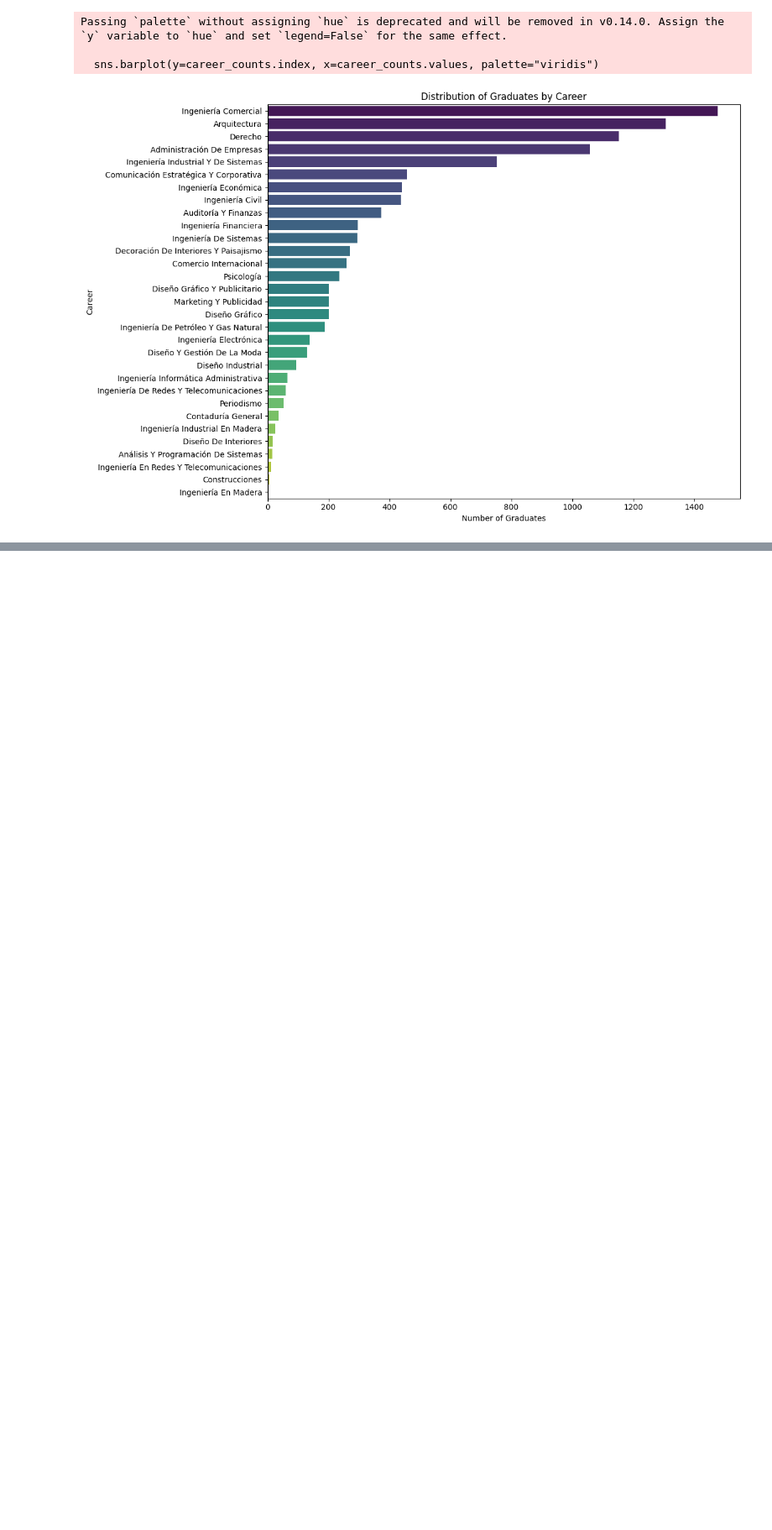
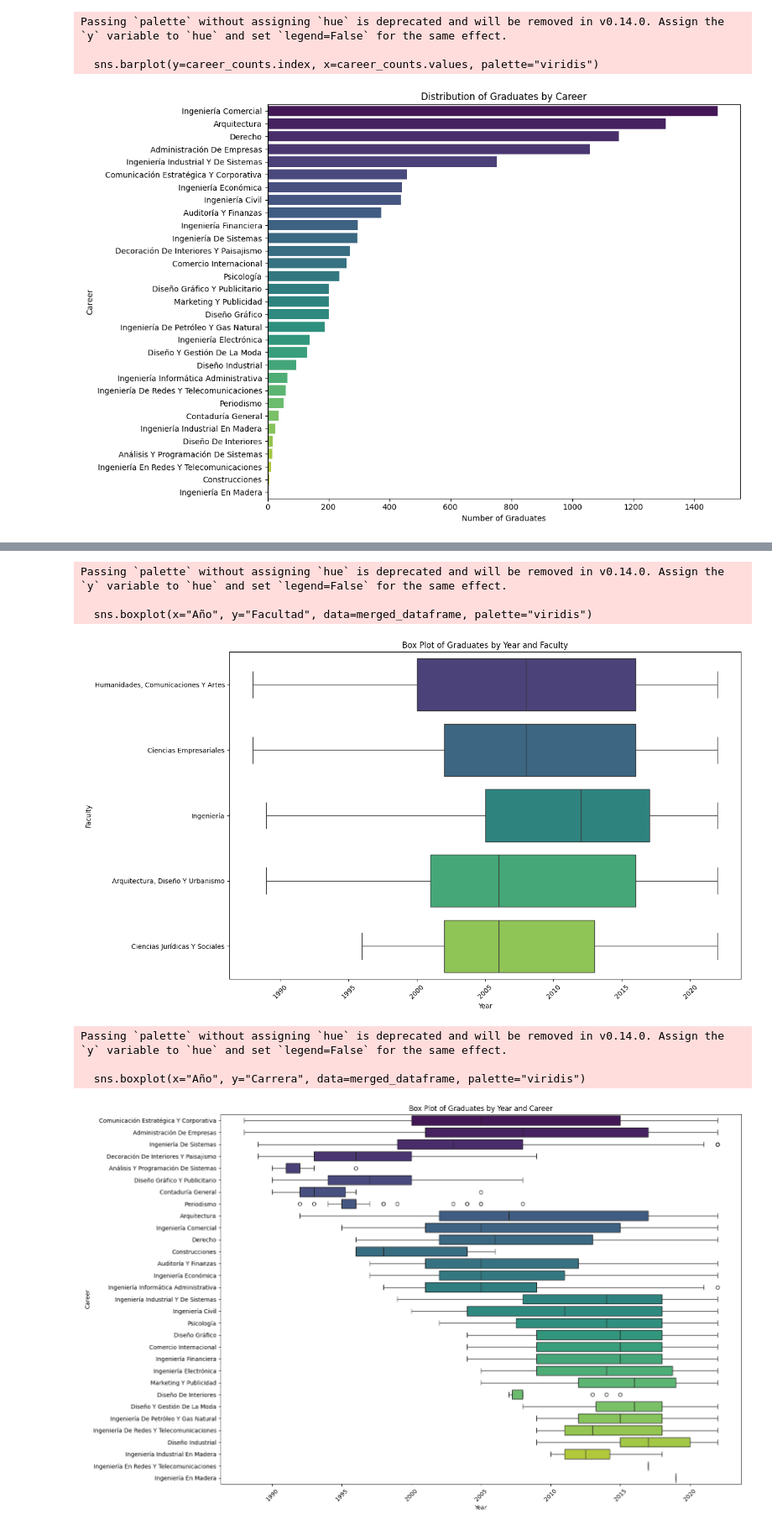
Before and after one commit to jassielof/si424_final, a Jupyter notebook: graduados.ipynb, the cells around one changed output, grey strips where cells are left out. Shown at 84% size. Drawn from its saved outputs; the diff is of its cells as text; code cells hidden in the pictures; blank space fills up the shorter version.

```diff
--- a/graduados.ipynb
+++ b/graduados.ipynb
@@ -613,0 +655,49 @@ Passing `palette` without assigning `hue` is deprecated and will be removed in v
+# %%
+# Box plot for the distribution of graduates by year and faculty
+plt.figure(figsize=(14, 8))
+sns.boxplot(x="Año", y="Facultad", data=merged_dataframe, palette="viridis")
+plt.title("Box Plot of Graduates by Year and Faculty")
+plt.xlabel("Year")
+plt.ylabel("Faculty")
+plt.xticks(rotation=45)
+plt.tight_layout()
+plt.show()
+
+# Box plot for the distribution of graduates by year and career
+plt.figure(figsize=(16, 10))
+sns.boxplot(x="Año", y="Carrera", data=merged_dataframe, palette="viridis")
+plt.title("Box Plot of Graduates by Year and Career")
+plt.xlabel("Year")
+plt.ylabel("Career")
+plt.xticks(rotation=45)
+plt.tight_layout()
+plt.show()
+
+# Count plot for the number of graduates by year and faculty
+plt.figure(figsize=(14, 8))
+sns.countplot(x="Año", hue="Facultad", data=merged_dataframe, palette="viridis")
+plt.title("Count Plot of Graduates by Year and Faculty")
+plt.xlabel("Year")
+plt.ylabel("Number of Graduates")
+plt.xticks(rotation=45)
+plt.tight_layout()
+plt.show()
+
+# Count plot for the number of graduates by year and career
+plt.figure(figsize=(16, 10))
+sns.countplot(x="Año", hue="Carrera", data=merged_dataframe, palette="viridis")
+plt.title("Count Plot of Graduates by Year and Career")
+plt.xlabel("Year")
+plt.ylabel("Number of Graduates")
+plt.xticks(rotation=45)
+plt.tight_layout()
+plt.show()
+# %% [output]
+Passing `palette` without assigning `hue` is deprecated and will be removed in v0.14.0. Assign the `y` variable to `hue` and set `legend=False` for the same effect.
+
+  sns.boxplot(x="Año", y="Facultad", data=merged_dataframe, palette="viridis")
+[figure, added]
+Passing `palette` without assigning `hue` is deprecated and will be removed in v0.14.0. Assign the `y` variable to `hue` and set `legend=False` for the same effect.
+
+  sns.boxplot(x="Año", y="Carrera", data=merged_dataframe, palette="viridis")
+[figure, added]
```
Also changed, not shown: parts of 2 cells of this notebook.
